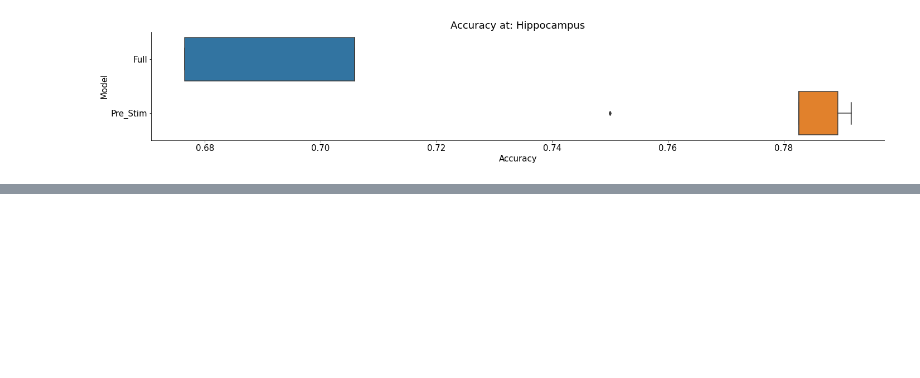
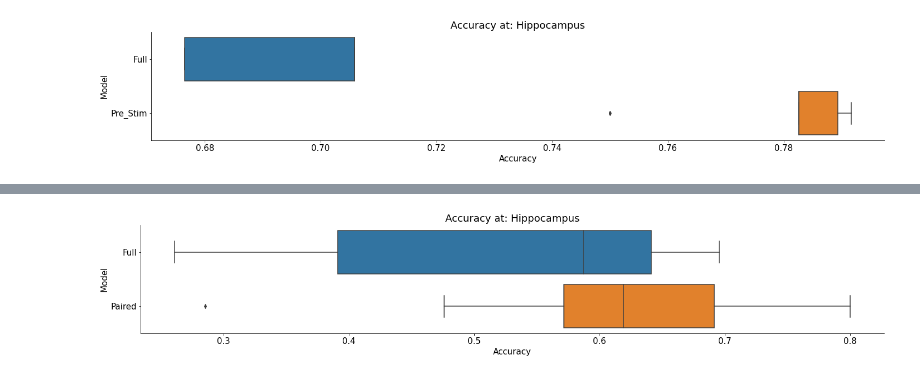
Before and after one commit to AvocadoChutneys/ProjectNMA, a Jupyter notebook: NMA_project_CLEAN.ipynb, the cells around one changed output, grey strips where cells are left out. Cells and saved outputs as stored; diff of their text form; code cells hidden in the pictures; blank space fills up the shorter version.

```diff
--- a/NMA_project_CLEAN.ipynb
+++ b/NMA_project_CLEAN.ipynb
@@ -295,0 +312,29 @@ This results make us think that the the prestimulus activity **could** carry on
+# %%
+#@title Balancing function
+
+def balancer(X,y,undersample = 0.5):
+  from imblearn.pipeline import Pipeline
+  from imblearn.over_sampling import SMOTE
+  from imblearn.under_sampling import RandomUnderSampler
+
+  print('######################################################')
+  print(f"{np.sum(y)} original number of samples in the 1 class") # 1 class
+  print(f"{len(y)-np.sum(y)} original number of samples in the 0 class")
+  print('######################################################')
+
+  #model = LogisticRegression(C=1, solver="saga", max_iter=5000)
+  over = SMOTE("minority")
+  under = RandomUnderSampler(sampling_strategy=undersample)
+  steps = [('under', under), ('over', over)]
+  #steps = [('under', under), ('over', over)]
+  pipeline = Pipeline(steps=steps);
+
+  # transform the dataset
+  X, y = pipeline.fit_resample(X,y);
+  print('ooooooooooooooooooooooooooooooooooooooooooooooooooo')
+  print(f"{np.sum(y)} resampled data in the 1 class") # 1 class
+  print(f"{len(y)-np.sum(y)} resampled data in the 0 class")
+  print('ooooooooooooooooooooooooooooooooooooooooooooooooooo')
+  return X,y
+# %%
+b_X_pres, b_y_pres = balancer(X_pres,y_pres)
@@ -295,0 +354,2 @@ This results make us think that the the prestimulus activity **could** carry on
+# %%
+b_X_full, b_y_full = balancer(X_full,y_full,0.9)
@@ -295,0 +369,13 @@ This results make us think that the the prestimulus activity **could** carry on
+# %%
+#@title Compare accuracy with balanced classes
+
+model_full, accuracies_full, auc_full = LogReg(b_X_full, b_y_full )
+model_pre, accuracies_pre, auc_pre = LogReg(b_X_pres, b_y_pres)
+output_df = pd.DataFrame({
+    'Model': np.concatenate((np.array(["Full"]*10),np.array(["Paired"]*10))),
+    "Accuracy": np.concatenate((accuracies_full,accuracies_pre))
+})
+sns.boxplot(x='Accuracy',y='Model',data=output_df);
+plt.title(f'Accuracy at: {area}');
+# %% [output]
+[figure, added]
```
Also changed, not shown: parts of 18 cells of this notebook.
